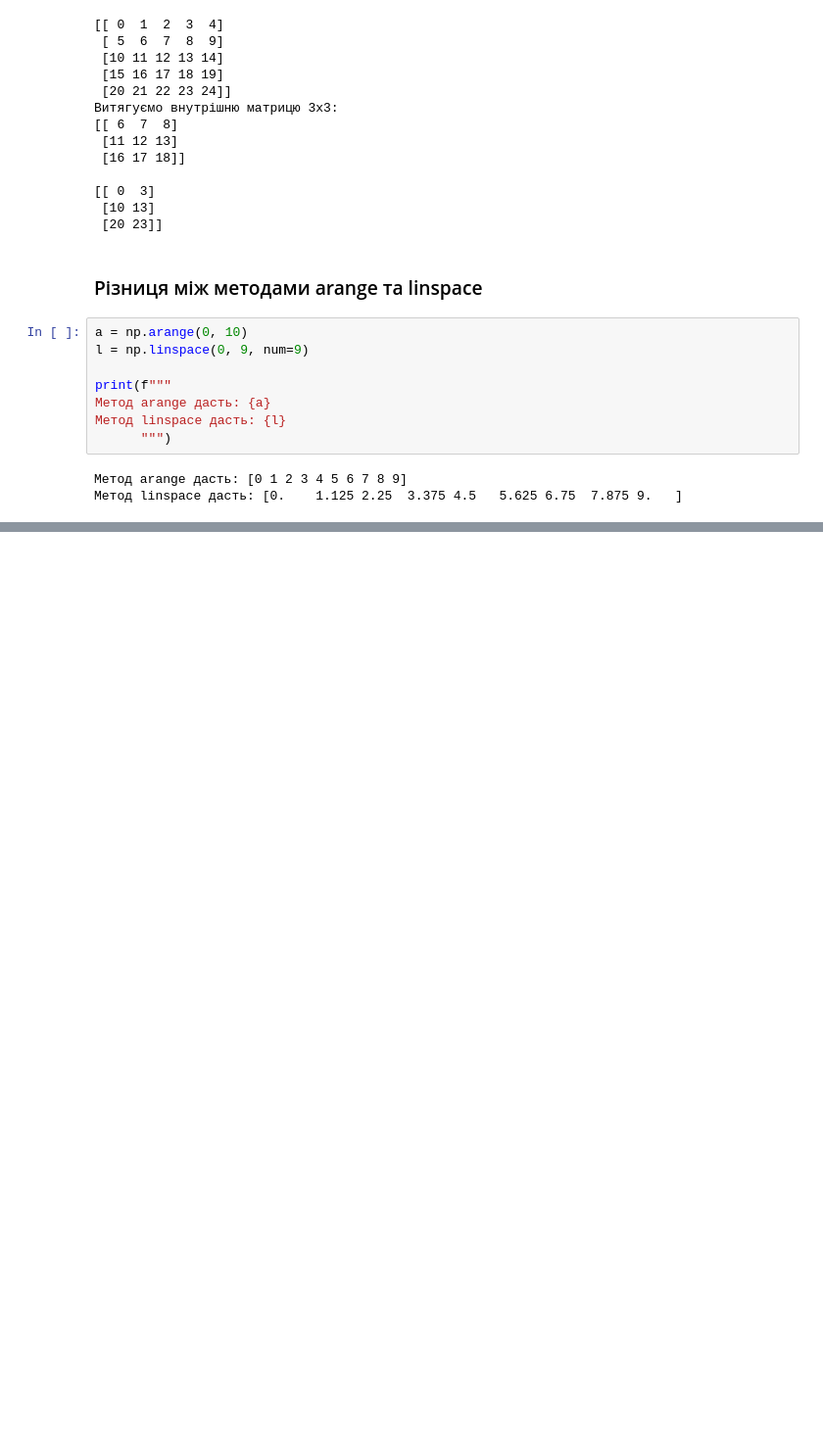
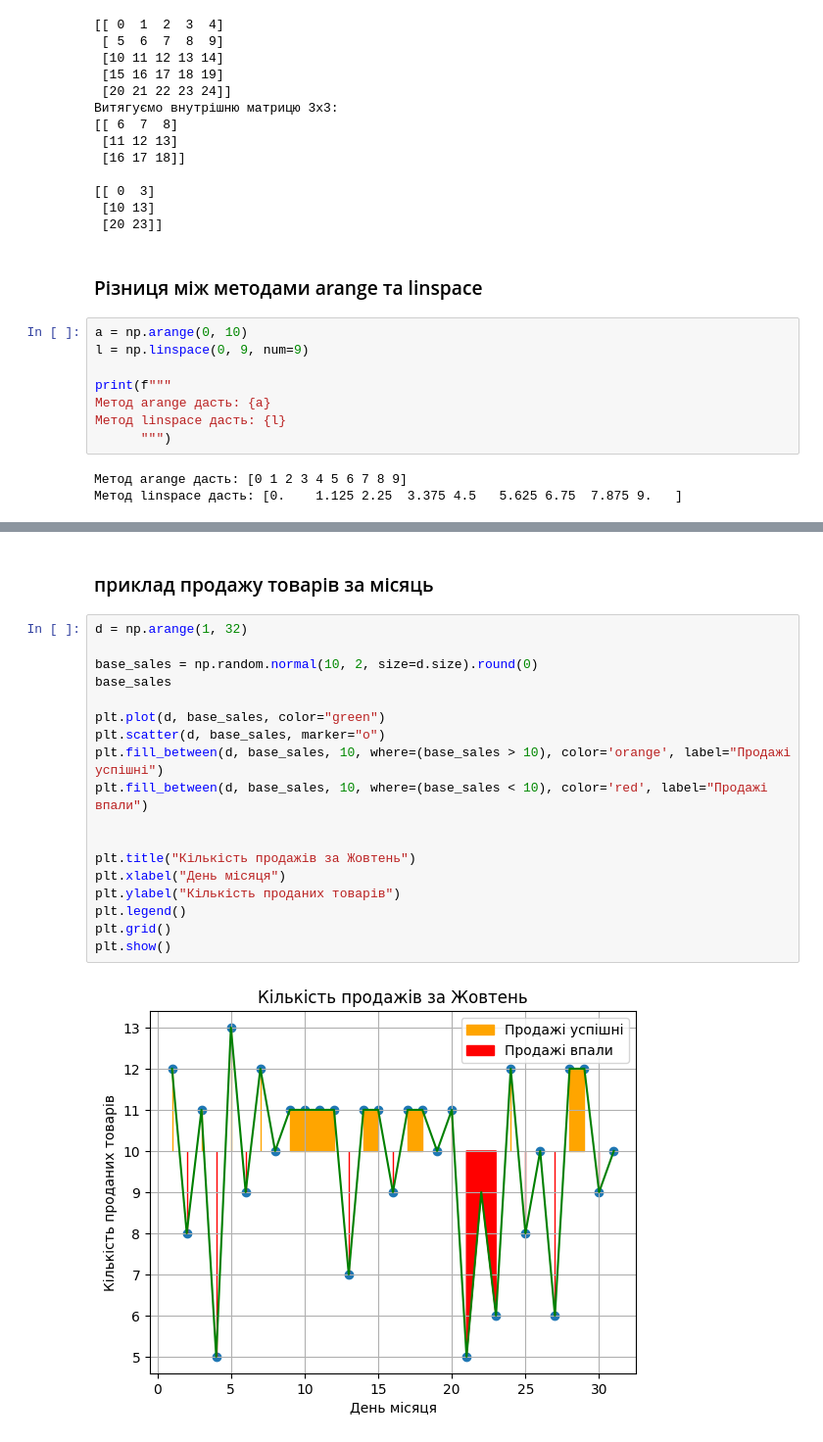
Before and after one commit to BobasB/2024_kn41_nm, a Jupyter notebook: 3_lab/1.ipynb, the cells around one changed output, grey strips where cells are left out. Shown at 98% size. Saved outputs shown, nothing was run; the diff lists cells and outputs as text; blank space fills up the shorter version.

```diff
--- a/3_lab/1.ipynb
+++ b/3_lab/1.ipynb
@@ -217,0 +272,22 @@ print(f"""
+# %% [markdown]
+ ### приклад продажу товарів за місяць
+# %%
+d = np.arange(1, 32)
+
+base_sales = np.random.normal(10, 2, size=d.size).round(0)
+base_sales
+
+plt.plot(d, base_sales, color="green")
+plt.scatter(d, base_sales, marker="o")
+plt.fill_between(d, base_sales, 10, where=(base_sales > 10), color='orange', label="Продажі успішні")
+plt.fill_between(d, base_sales, 10, where=(base_sales < 10), color='red', label="Продажі впали")
+
+
+plt.title("Кількість продажів за Жовтень")
+plt.xlabel("День місяця")
+plt.ylabel("Кількість проданих товарів")
+plt.legend()
+plt.grid()
+plt.show()
+# %% [output]
+[figure, added]
```
Also changed, not shown: parts of 6 cells of this notebook.
